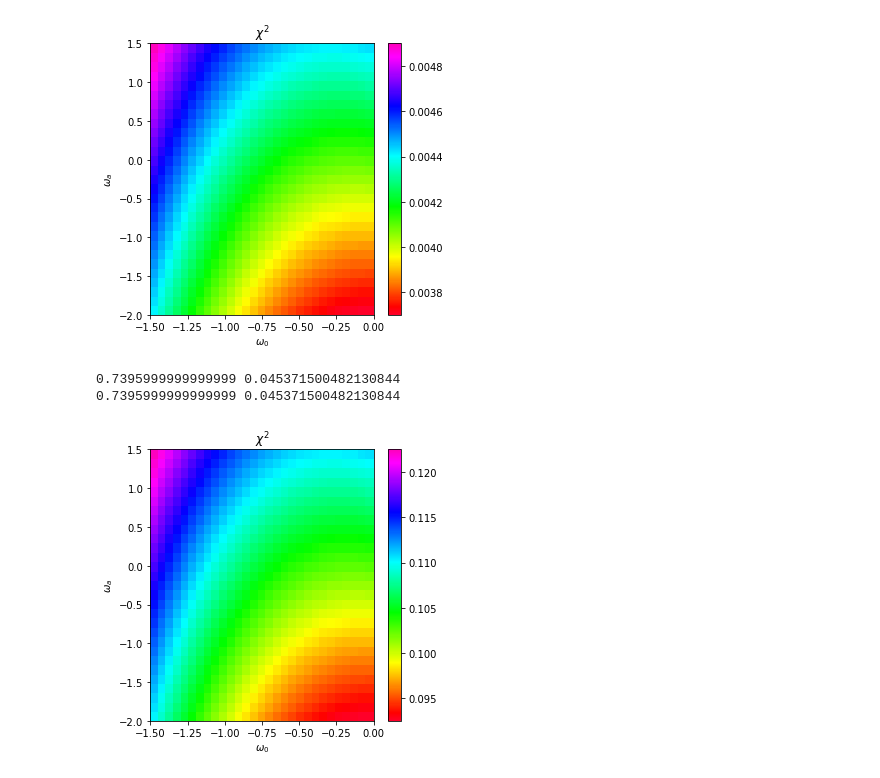
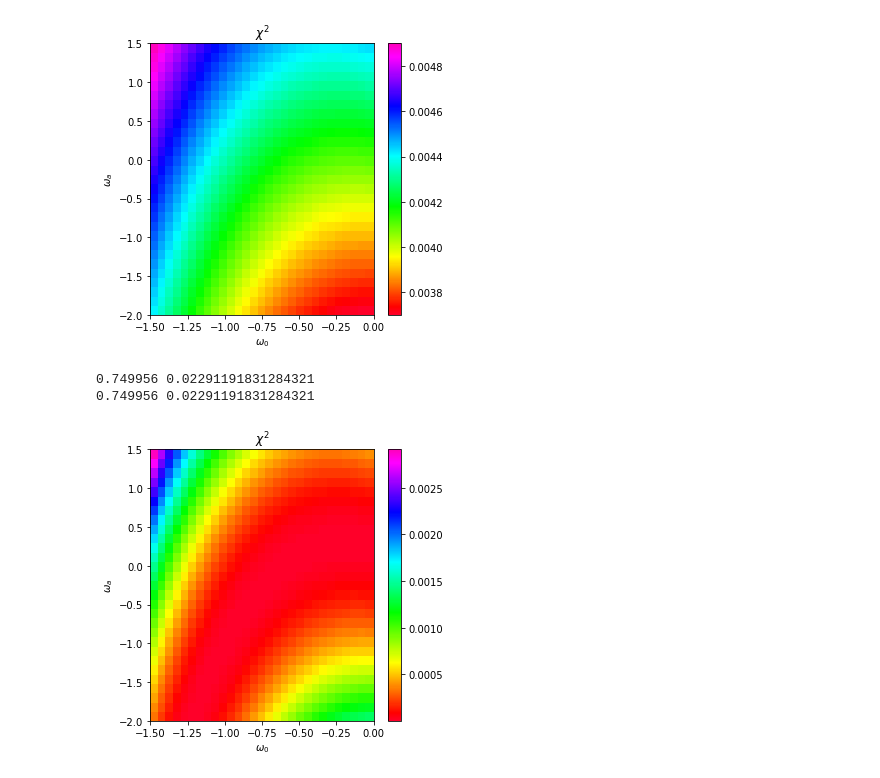
Before and after one commit to JimenaGonzalez/Astro-730, a Jupyter notebook: Analysis-Copy1.ipynb, the cells around one changed output. Cells and saved outputs as stored; diff of their text form; code cells hidden in the pictures.

```diff
--- a/Analysis-Copy1.ipynb
+++ b/Analysis-Copy1.ipynb
@@ -224,45 +224,45 @@ plt.show()
 #using the best distribution of redshifts: z1 = 2z, z2=1.5 z1, and using a value of theta that
 # produce the predicted beta
 #System 1
-Z_1, theta_11, theta_12 = [0.04956, 0.09912, 0.14868], [0.86, 0.02, 0.02], [1, 0.02, 0.02]
+Z_1, theta_11, theta_12 = [0.04956, 0.09912, 0.14868], [0.866, 0.01, 0.01], [1, 0.01, 0.01]
 sigma_1 = [(theta_11[1] + theta_11[2])/2 , (theta_12[1] + theta_12[2])/2]
 sigma_s1 = 2*theta_11[0]*np.sqrt(sigma_1[0]**2
                             + (theta_11[0]**2/theta_12[0]**2)*sigma_1[1]**2)/theta_12[0]**2
 beta_1_exp = theta_11[0]**2/theta_12[0]**2
 print(beta_1_exp, sigma_s1)
 #Sytem 2
-Z_2, theta_21, theta_22 = [0.04865, 0.0973, 0.14595], [0.86, 0.02, 0.02], [1, 0.02, 0.02]
+Z_2, theta_21, theta_22 = [0.04865, 0.0973, 0.14595], [0.866, 0.01, 0.01], [1, 0.01, 0.01]
 sigma_2 = [(theta_21[1] + theta_21[2])/2 , (theta_22[1] + theta_22[2])/2]
 sigma_s2 = 2*theta_21[0]*np.sqrt(sigma_2[0]**2
                             + (theta_21[0]**2/theta_22[0]**2)*sigma_2[1]**2)/theta_22[0]**2
 beta_2_exp = theta_21[0]**2/theta_22[0]**2
 print(beta_2_exp, sigma_s2)
 
 ome_0_values = np.linspace(-1.5, 0, 30)
 ome_a_values = np.linspace(-2, 1.5, 30)
 chi_squared_values = np.zeros((len(ome_a_values),len(ome_0_values)))
 for i in range(len(ome_a_values)):
     ome_a = ome_a_values[i]
     for j in range(len(ome_0_values)):
         ome_0 = ome_0_values[j]
         #System 1
         Ds11, Ds12 = angular_diameter(0, Z_1[1]), angular_diameter(0, Z_1[2])
         Dls11, Dls12 = angular_diameter(Z_1[0], Z_1[1]), angular_diameter(Z_1[0], Z_1[2])
         beta_1 = (Dls11*Ds12)/(Dls12*Ds11)
         #System 2
         Ds21, Ds22 = angular_diameter(0, Z_2[1]), angular_diameter(0, Z_2[2])
         Dls21, Dls22 = angular_diameter(Z_2[0], Z_2[1]), angular_diameter(Z_2[0], Z_2[2])
         beta_2 = (Dls21*Ds22)/(Dls22*Ds21)
         chi_squared_values[i,j] = chi_squared(beta_1, beta_2)
 xmesh,ymesh=np.meshgrid(ome_0_values,ome_a_values)
 plt.figure(figsize=(5,5))
 plt.pcolormesh(xmesh, ymesh, chi_squared_values, cmap='gist_rainbow')
 plt.title(u'$\chi^2$')
 plt.xlabel(u'$\omega_0$')
 plt.ylabel(u'$\omega_a$')
 plt.colorbar()
 plt.show()
 # %% [output]
-0.7395999999999999 0.045371500482130844
-0.7395999999999999 0.045371500482130844
+0.749956 0.02291191831284321
+0.749956 0.02291191831284321
-[figure, old version]
+[figure, new version]
```
Also changed, not shown: parts of 1 cell of this notebook.
